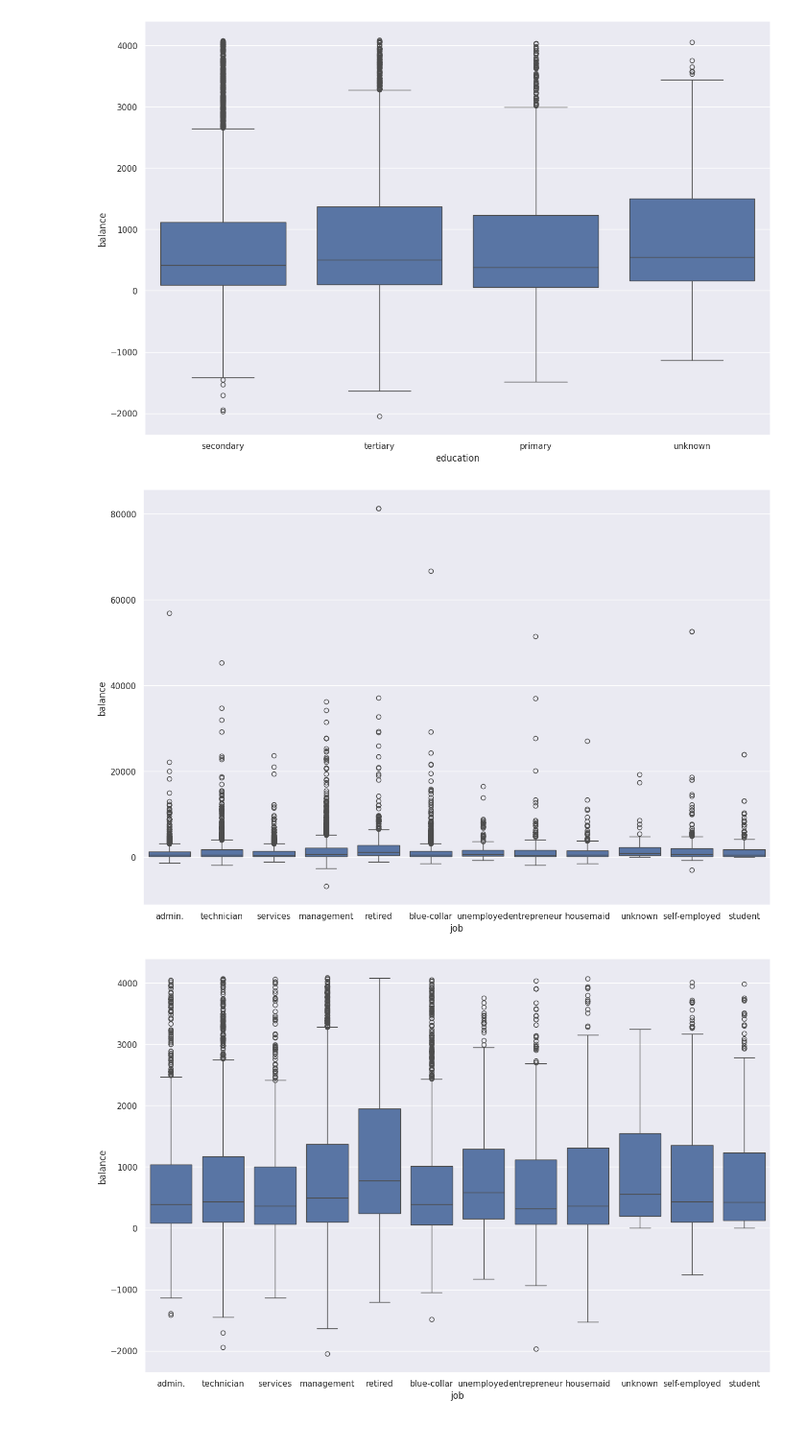
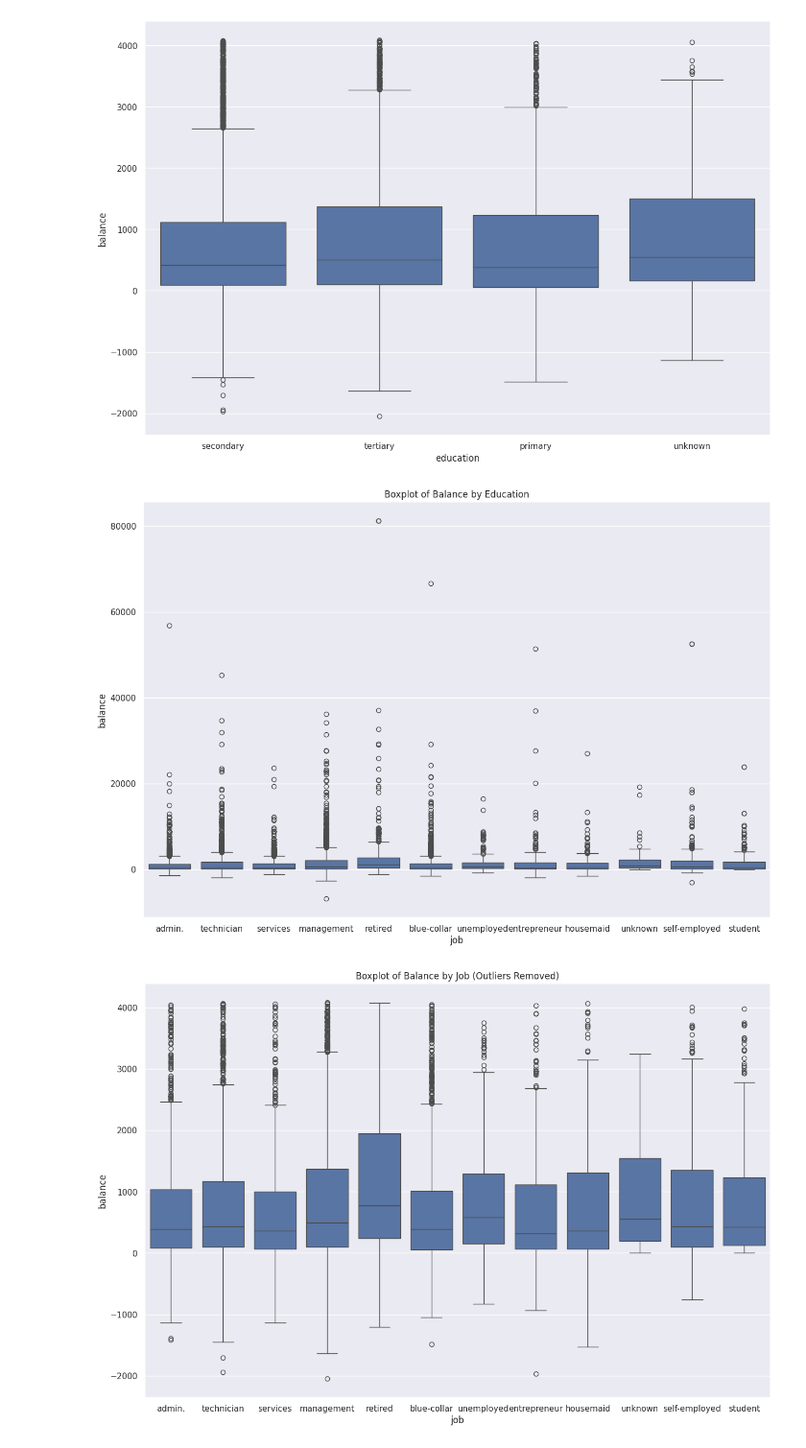
Before and after one commit to tomasmckenna91/Case-Study-Bank-Marketing-Dataset, a Jupyter notebook: EDA_Notebook.ipynb, the cells around one changed output. Shown: that part at 96% size. Saved outputs shown, nothing was run; the diff lists cells and outputs as text; code cells hidden in the pictures.

```diff
--- a/EDA_Notebook.ipynb
+++ b/EDA_Notebook.ipynb
@@ -174,15 +189,17 @@ sns.boxplot(data=filtered_df, x= 'education', y="balance");
 # %%
 # Glance - Check visually
 sns.set(rc={'figure.figsize': (15,10)})
-sns.boxplot(data=df, x= 'job', y="balance");
+sns.boxplot(data=df, x= 'job', y="balance")
+plt.title('Boxplot of Balance by Education');
 # %% [output]
-[figure, old version]
+[figure, new version]
 # %%
 # Glance - Check visually
 sns.set(rc={'figure.figsize': (15,10)})
-sns.boxplot(data=filtered_df, x= 'job', y="balance");
+sns.boxplot(data=filtered_df, x= 'job', y="balance")
+plt.title('Boxplot of Balance by Job (Outliers Removed)');
 # %% [output]
-[figure, old version]
+[figure, new version]
 # %%
 # Glance - Check visually
 sns.set(rc={'figure.figsize': (15,10)})
```
Also changed, not shown: parts of 13 cells of this notebook.
